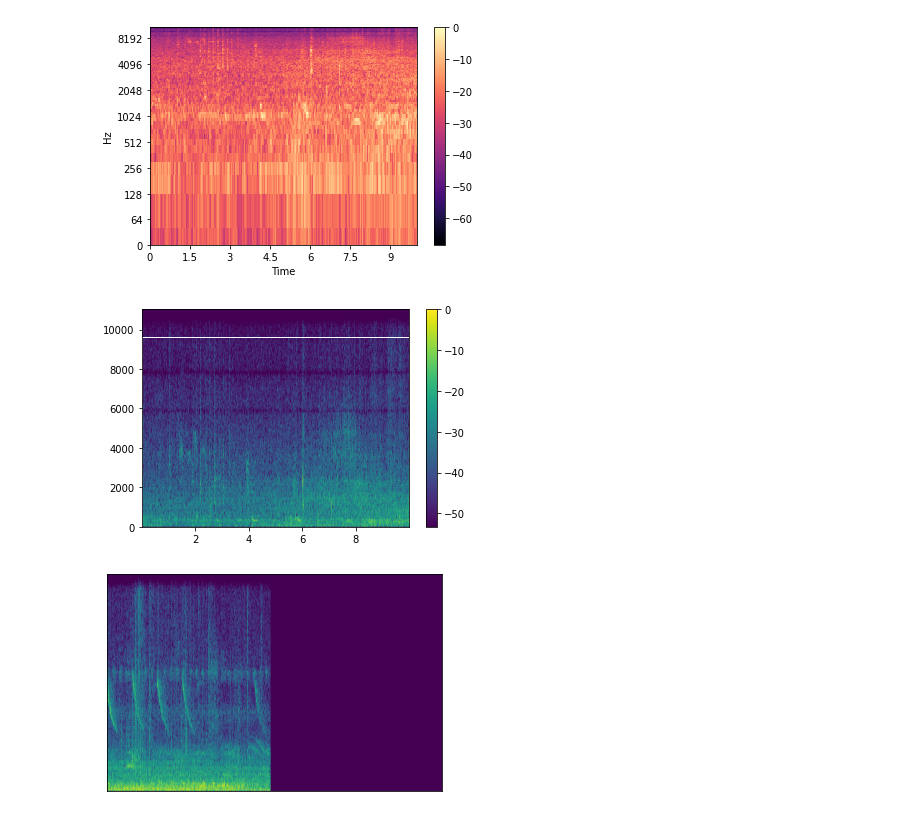
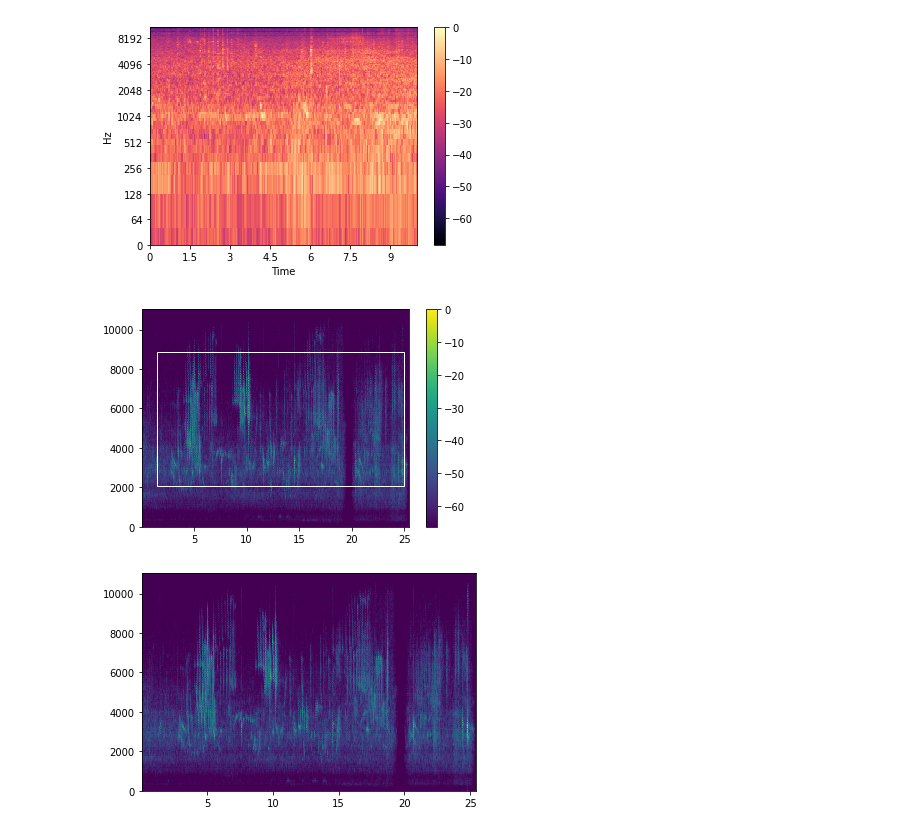
Before and after one commit to wildlytech/modular_acoustic_detection, a Jupyter notebook: EDA_NBs/Spectrogram_Analysis.ipynb, the cells around one changed output. Saved outputs shown, nothing was run; the diff lists cells and outputs as text; code cells hidden in the pictures.

```diff
--- a/EDA_NBs/Spectrogram_Analysis.ipynb
+++ b/EDA_NBs/Spectrogram_Analysis.ipynb
@@ -84,25 +84,15 @@ def segment_spec(filepath,thresh):
 
     plot_segment(t,f,pdb,patch_arr)
 # %%
-segment_spec("sounds/XC408823_7.wav",-30)
+segment_spec("sounds/XC134874.mp3",-30)
 # %% [output]
-[figure, old version]
+[figure, new version]
 # %%
-filepath = "sounds/XC163908_1.wav"
+filepath = "sounds/XC134874.mp3"
 sig,fs = librosa.load(filepath)
 f,t,sxx =scipy.signal.spectrogram(sig,fs)
 pdb = librosa.power_to_db(sxx,ref=np.max)
-np_indices = np.where(pdb>=-20)
-
-f_indices = np_indices[0]
-t_indices = np_indices[1]
-
-req_f = [f[index] for index in f_indices]
-req_t = [t[index] for index in t_indices]
 # %%
 img = plt.pcolormesh(t,f,pdb,shading="gouraud")
-plt.xticks([])
-plt.yticks([])
-plt.savefig("spec_scipy.png",bbox_inches='tight',pad_inches=0)
 # %% [output]
-[figure, old version]
+[figure, new version]
```
Also changed, not shown: parts of 4 cells of this notebook.
